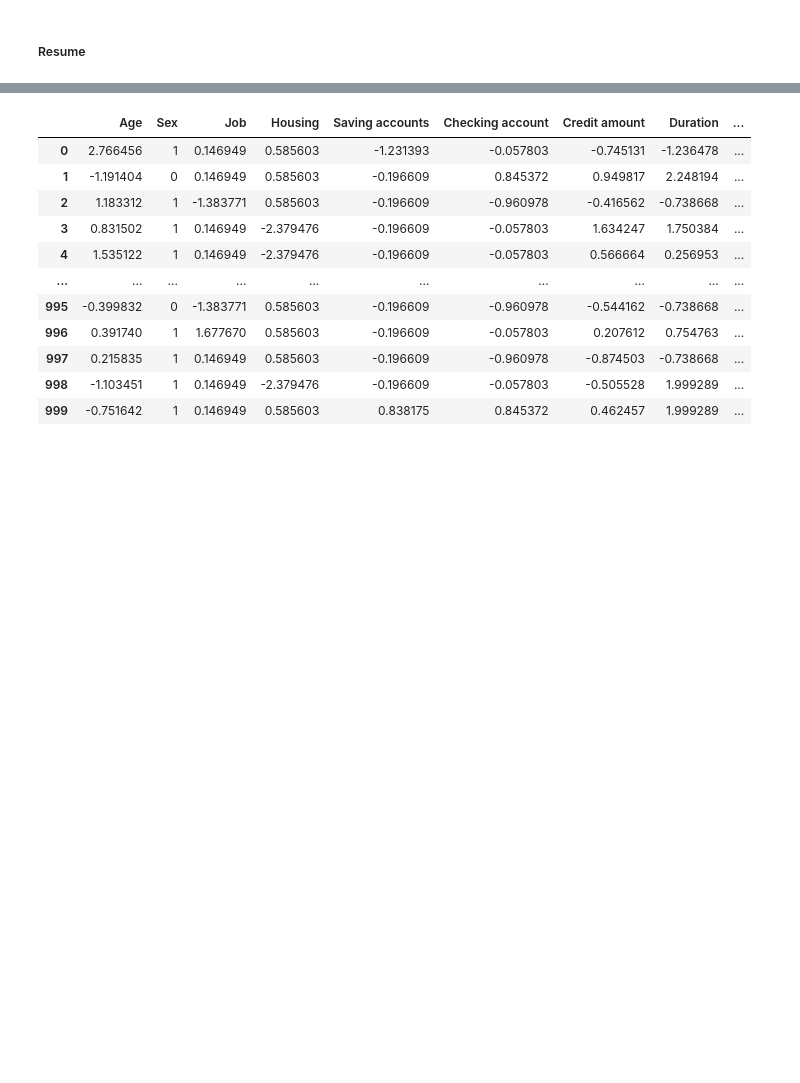
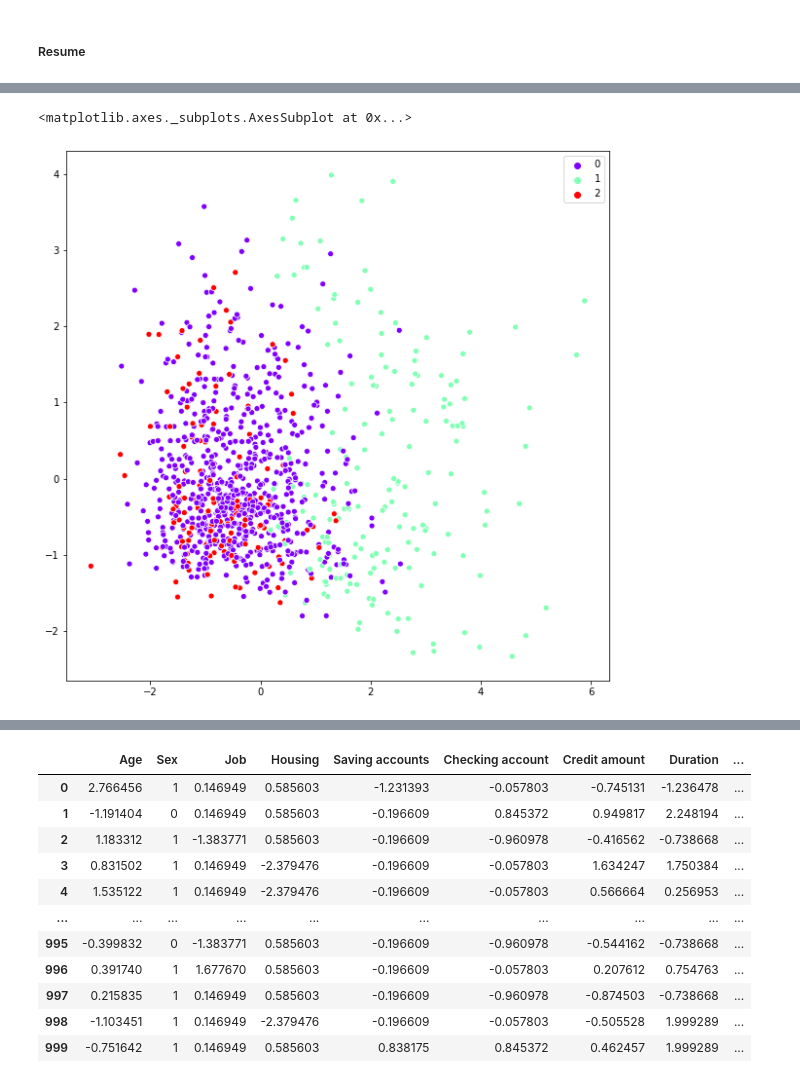
Before and after one commit to KogtikovNikita/DataScience, a Jupyter notebook: Clustering.ipynb, the cells around one changed output, grey strips where cells are left out. Drawn from its saved outputs; the diff is of its cells as text; code cells hidden in the pictures; blank space fills up the shorter version.

```diff
--- a/Clustering.ipynb
+++ b/Clustering.ipynb
@@ -483,0 +503,8 @@ sns.scatterplot(data_tsne[:,0], data_tsne[:,1],hue=labels, palette='rainbow')
+# %%
+pca = decomposition.PCA(n_components=2)
+data_pca=pca.fit_transform(data)
+plt.figure(figsize=(10,10))
+sns.scatterplot(data_pca[:,0], data_pca[:,1],hue=labels, palette='rainbow')
+# %% [output]
+<matplotlib.axes._subplots.AxesSubplot at 0x...>
+[figure, added]
```
Also changed, not shown: parts of 16 cells of this notebook.
